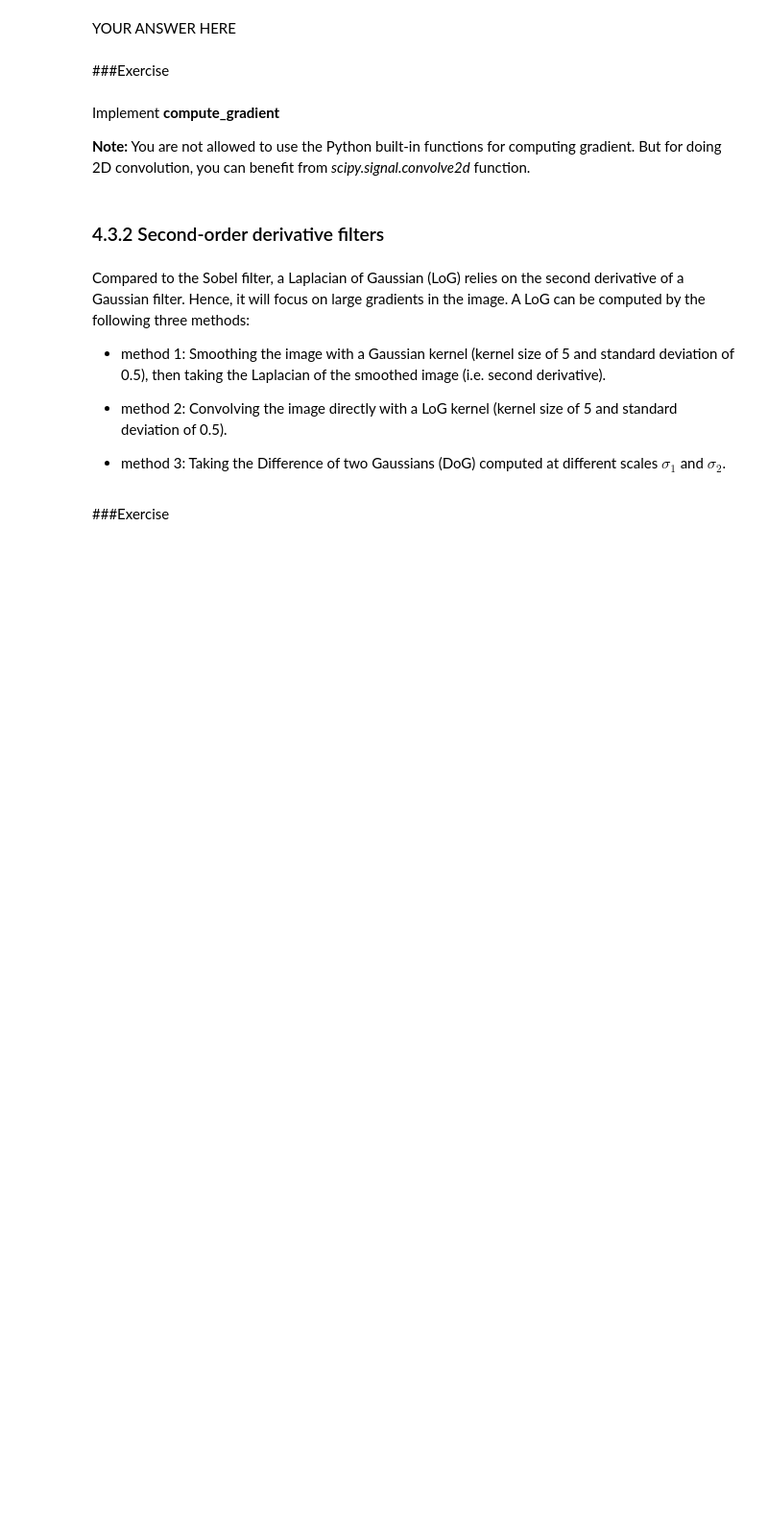
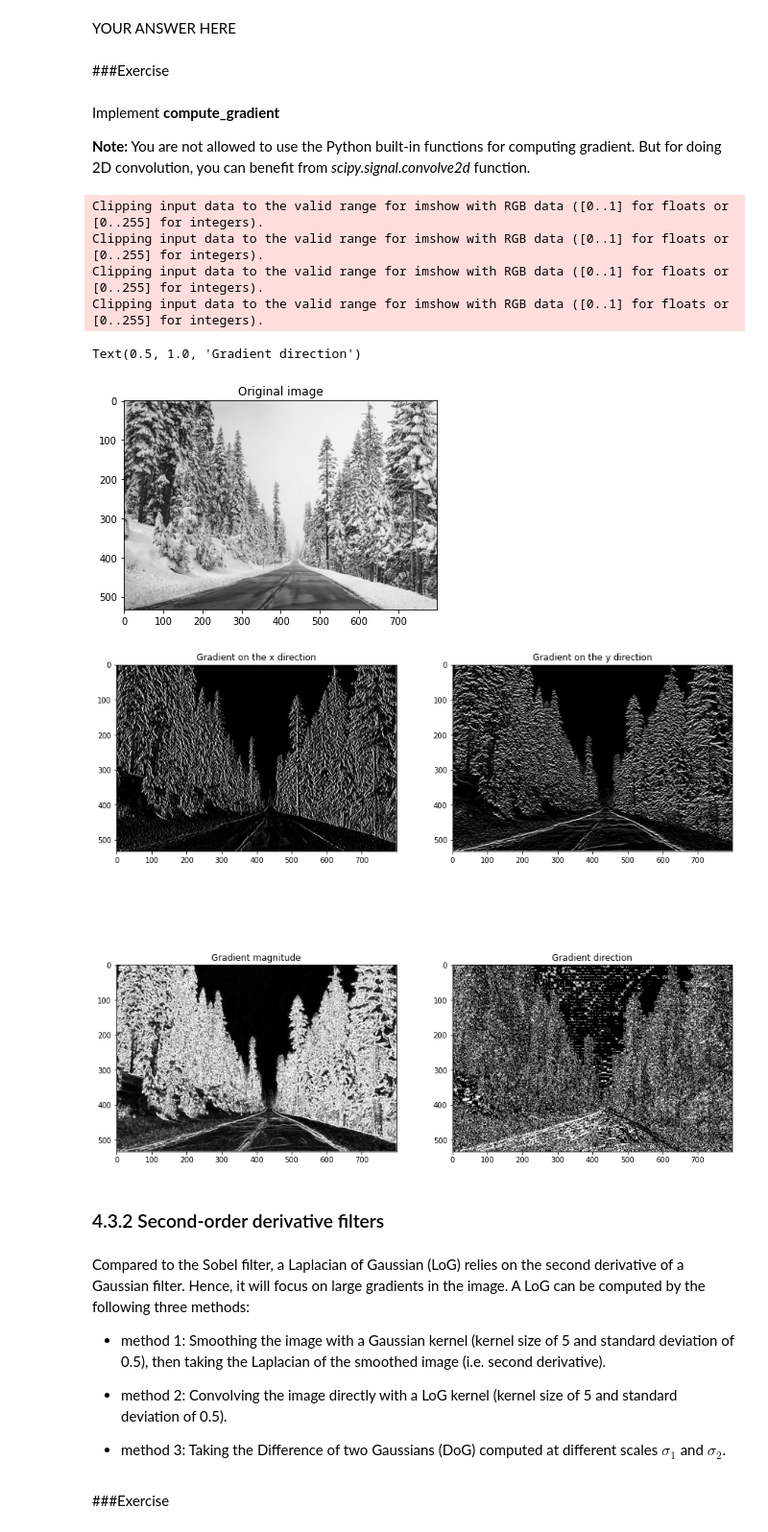
Before and after one commit to jwagenbach/CV-lab-2, a Jupyter notebook: Lab2.ipynb, the cells around one changed output. Shown at 96% size. Saved outputs shown, nothing was run; the diff lists cells and outputs as text; code cells hidden in the pictures; blank space fills up the shorter version.

```diff
--- a/Lab2.ipynb
+++ b/Lab2.ipynb
@@ -676,11 +710,3 @@ Implement **compute_gradient**
 
 **Note:**
 You are not allowed to use the Python built-in functions for computing gradient. But for doing 2D convolution, you can benefit from *scipy.signal.convolve2d* function.
-# %%
-def compute_gradient(image):
-  """
-  ================
-  Your code here
-  ================
-  """
-  return Gx, Gy, im_magnitude,im_direction
@@ -687,3 +751,38 @@ def compute_gradient(image):
+# %%
+img_path = './sample_data/sample_data/image2.jpg'
+img2 = cv2.imread(img_path)
+plt.figure()
+plt.imshow(img2)
+plt.title("Original image")
+
+Gx, Gy, im_magnitude, im_direction = compute_gradient(img2)
+
+fig = plt.figure(figsize=(15, 15))
+plt.subplots_adjust(left=None, bottom=None, right=None, top=None, wspace=None, hspace= 0)
+
+ax1 = fig.add_subplot(2, 2, 1)
+ax1.imshow(Gx)
+ax1.set_title("Gradient on the x direction")
+
+ax2 = fig.add_subplot(2, 2, 2)
+ax2.imshow(Gy)
+ax2.set_title("Gradient on the y direction")
+
+ax3 = fig.add_subplot(2, 2, 3)
+ax3.imshow(im_magnitude)
+ax3.set_title("Gradient magnitude")
+
+ax3 = fig.add_subplot(2, 2, 4)
+ax3.imshow(im_direction)
+ax3.set_title("Gradient direction")
+# %% [output]
+Clipping input data to the valid range for imshow with RGB data ([0..1] for floats or [0..255] for integers).
+Clipping input data to the valid range for imshow with RGB data ([0..1] for floats or [0..255] for integers).
+Clipping input data to the valid range for imshow with RGB data ([0..1] for floats or [0..255] for integers).
+Clipping input data to the valid range for imshow with RGB data ([0..1] for floats or [0..255] for integers).
+Text(0.5, 1.0, 'Gradient direction')
+[figure, added]
+[figure, added]
 # %% [markdown]
 ### 4.3.2 Second-order derivative filters
 # %% [markdown]
```
Also changed, not shown: parts of 8 cells of this notebook.
